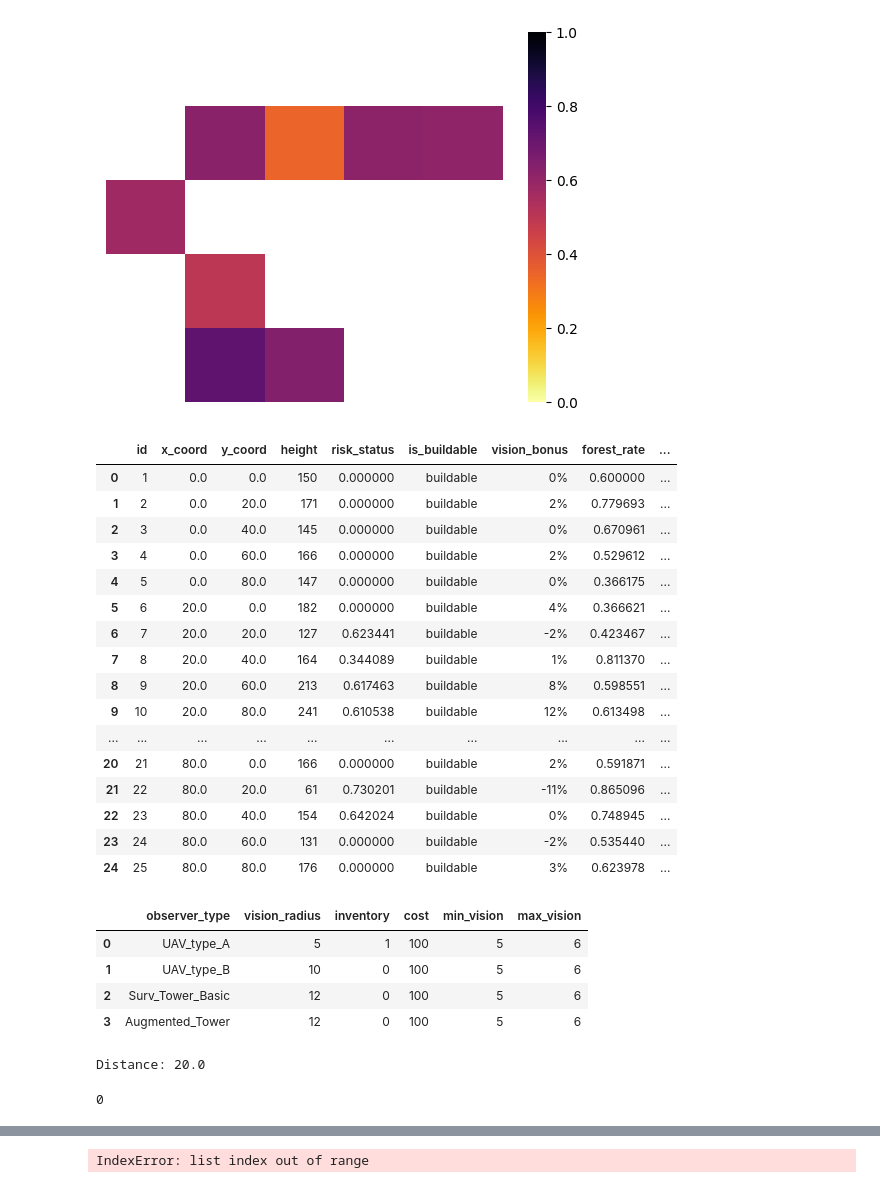
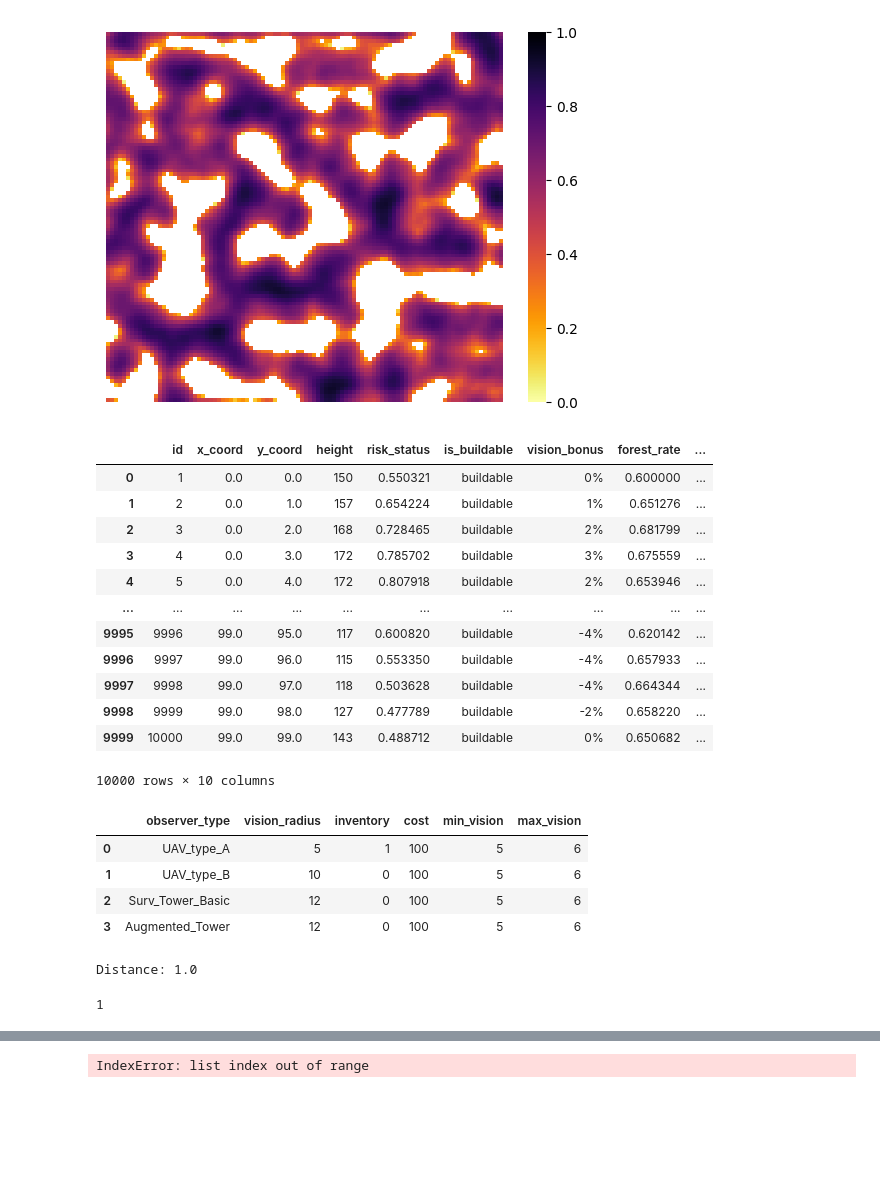
Before and after one commit to Agoraaa/fire-surveillance-2026, a Jupyter notebook: problemgen/instance_generator.ipynb, the cells around one changed output, grey strips where cells are left out. Saved outputs shown, nothing was run; the diff lists cells and outputs as text; code cells hidden in the pictures; blank space fills up the shorter version.

```diff
--- a/problemgen/instance_generator.ipynb
+++ b/problemgen/instance_generator.ipynb
@@ -66,41 +66,43 @@ def generate_risk_map(risk_density = 0.5, width_height = 100):
                 noise[i][j] = 0
     return noise, is_hidden
 # %%
-width = 5
-height = 5
-risk_density = 0.4
+width = 100
+height = 100
+risk_density = 0.6
 width_height_kilometers = 100
 cell_distance = width_height_kilometers/width
 
 risk_map, is_risky = generate_risk_map(risk_density = risk_density, width_height = width)
+
 risk_map = risk_map**(1/3)
+
 risk_heatmap = sns.heatmap(risk_map, vmin = 0, vmax = 1, cmap = "inferno_r", mask=is_risky, xticklabels=False, yticklabels=False, linewidths=0)
 
 height_map = generate_noise(width, height)
 forest_rate = generate_noise(width, height)
 fire_spread_rate = generate_noise(width, height)
 is_village = generate_noise(width, height)
 vision_bonuses = [[0 for _ in range(width)] for _ in range(height)]
 is_buildable_map = [[True for _ in range(width)] for _ in range(height)]
 for i in range(width):
     for j in range(height):
         node_height = (1+height_map[i][j])*150
         vision_bonuses[i][j] = int(20*height_map[i][j])
         height_map[i][j] = node_height
         fire_spread_rate[i][j] += 1
         fire_spread_rate[i][j] /= 2
         fire_spread_rate[i][j] *= fire_spread_rate[i][j]
         fire_spread_rate[i][j] *= 3
         forest_rate[i][j] += 1
         forest_rate[i][j] /= 2
         forest_rate[i][j] *= 0.8
         forest_rate[i][j] += 0.2
         if is_village[i][j] > 0.7:
             is_village[i][j] = 1
         else:
             is_village[i][j] = 0
 # %% [output]
-[figure, old version]
+[figure, new version]
 # %%
 lines = []
 for i in range(width):
@@ -118,22 +120,18 @@ df1 = pd.DataFrame(lines, columns = ['id', 'x_coord', 'y_coord', 'height', 'risk
 df1
 # %% [output]
 |  | id | x_coord | y_coord | height | risk_status | is_buildable | vision_bonus | forest_rate | ... |
-| 0 | 1 | 0.0 | 0.0 | 150 | 0.000000 | buildable | 0% | 0.600000 | ... |
-| 1 | 2 | 0.0 | 20.0 | 171 | 0.000000 | buildable | 2% | 0.779693 | ... |
-| 2 | 3 | 0.0 | 40.0 | 145 | 0.000000 | buildable | 0% | 0.670961 | ... |
-| 3 | 4 | 0.0 | 60.0 | 166 | 0.000000 | buildable | 2% | 0.529612 | ... |
-| 4 | 5 | 0.0 | 80.0 | 147 | 0.000000 | buildable | 0% | 0.366175 | ... |
-| 5 | 6 | 20.0 | 0.0 | 182 | 0.000000 | buildable | 4% | 0.366621 | ... |
-| 6 | 7 | 20.0 | 20.0 | 127 | 0.623441 | buildable | -2% | 0.423467 | ... |
-| 7 | 8 | 20.0 | 40.0 | 164 | 0.344089 | buildable | 1% | 0.811370 | ... |
-| 8 | 9 | 20.0 | 60.0 | 213 | 0.617463 | buildable | 8% | 0.598551 | ... |
-| 9 | 10 | 20.0 | 80.0 | 241 | 0.610538 | buildable | 12% | 0.613498 | ... |
+| 0 | 1 | 0.0 | 0.0 | 150 | 0.550321 | buildable | 0% | 0.600000 | ... |
+| 1 | 2 | 0.0 | 1.0 | 157 | 0.654224 | buildable | 1% | 0.651276 | ... |
+| 2 | 3 | 0.0 | 2.0 | 168 | 0.728465 | buildable | 2% | 0.681799 | ... |
+| 3 | 4 | 0.0 | 3.0 | 172 | 0.785702 | buildable | 3% | 0.675559 | ... |
+| 4 | 5 | 0.0 | 4.0 | 172 | 0.807918 | buildable | 2% | 0.653946 | ... |
 | ... | ... | ... | ... | ... | ... | ... | ... | ... | ... |
-| 20 | 21 | 80.0 | 0.0 | 166 | 0.000000 | buildable | 2% | 0.591871 | ... |
-| 21 | 22 | 80.0 | 20.0 | 61 | 0.730201 | buildable | -11% | 0.865096 | ... |
-| 22 | 23 | 80.0 | 40.0 | 154 | 0.642024 | buildable | 0% | 0.748945 | ... |
-| 23 | 24 | 80.0 | 60.0 | 131 | 0.000000 | buildable | -2% | 0.535440 | ... |
-| 24 | 25 | 80.0 | 80.0 | 176 | 0.000000 | buildable | 3% | 0.623978 | ... |
+| 9995 | 9996 | 99.0 | 95.0 | 117 | 0.600820 | buildable | -4% | 0.620142 | ... |
+| 9996 | 9997 | 99.0 | 96.0 | 115 | 0.553350 | buildable | -4% | 0.657933 | ... |
+| 9997 | 9998 | 99.0 | 97.0 | 118 | 0.503628 | buildable | -4% | 0.664344 | ... |
+| 9998 | 9999 | 99.0 | 98.0 | 127 | 0.477789 | buildable | -2% | 0.658220 | ... |
+| 9999 | 10000 | 99.0 | 99.0 | 143 | 0.488712 | buildable | 0% | 0.650682 | ... |
+10000 rows × 10 columns
 # %%
 lines = []
 lines.append(['UAV_type_A', 5, 1, 100, 5, 6])
@@ -167,6 +165,6 @@ is_covering(source_xy= (2, 2),
             target_xy= (2, 3),
             vision_minmax=(3, 4))
 # %% [output]
-Distance: 20.0
+Distance: 1.0
-0
+1
 # %%
```
Also changed, not shown: parts of 12 cells of this notebook.
